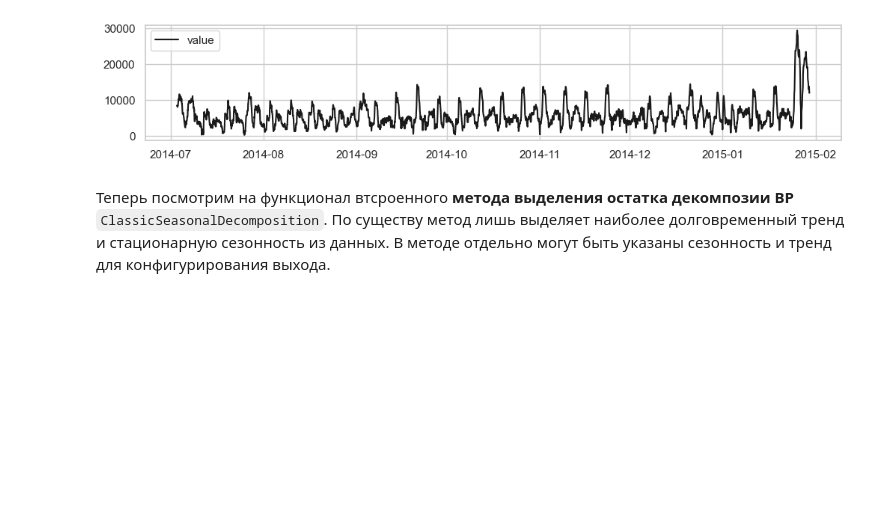
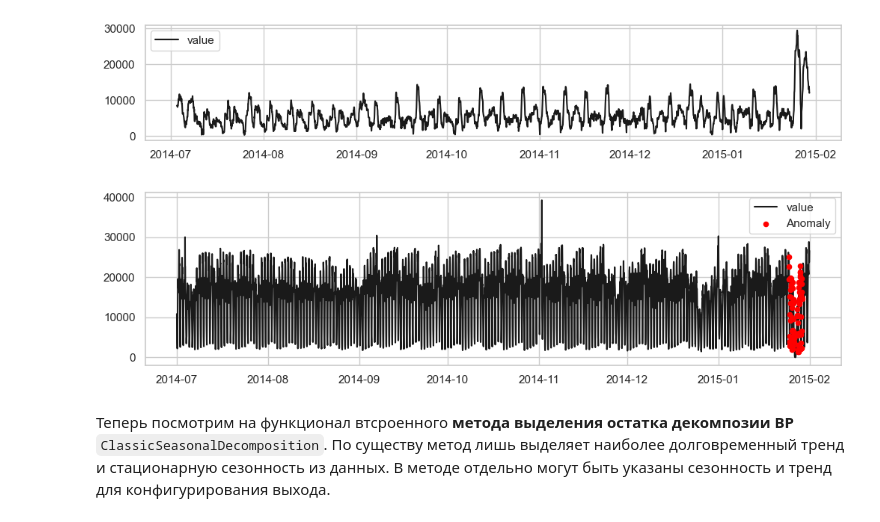
Before and after one commit to MVRonkin/TimeSeriesCourse, a Jupyter notebook: 2024/WS/Юнит 21 - anomaly_detect_TS.ipynb, the cells around one changed output. Saved outputs shown, nothing was run; the diff lists cells and outputs as text; code cells hidden in the pictures; blank space fills up the shorter version.

```diff
--- a/2024/WS/Юнит 21 - anomaly_detect_TS.ipynb
+++ b/2024/WS/Юнит 21 - anomaly_detect_TS.ipynb
@@ -300,6 +314,10 @@ data_t = DoubleRollingAggregate(
 plot_an(data_t,  figsize=(12,2));
 # %% [output]
 [figure]
+# %%
+score2IRQ(data,data_t, c= 2.5)
+# %% [output]
+[figure, added]
 # %% [markdown]
 Теперь посмотрим на функционал втсроенного __метода выделения остатка декомпозии ВР__ `ClassicSeasonalDecomposition`. По существу метод лишь выделяет наиболее долговременный тренд и стационарную сезонность из данных. В методе отдельно могут быть указаны сезонность и тренд для конфигурирования выхода.
 # %%
```
Also changed, not shown: parts of 16 cells of this notebook, 16 other files.
